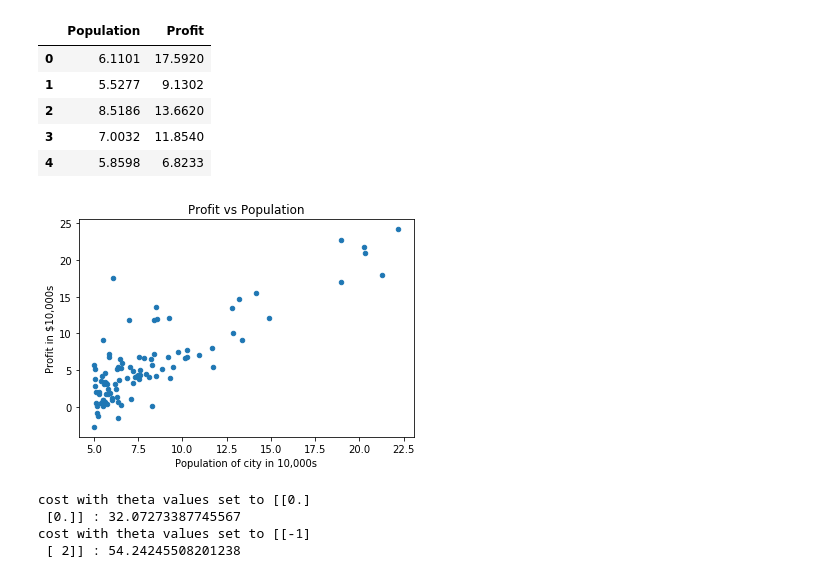
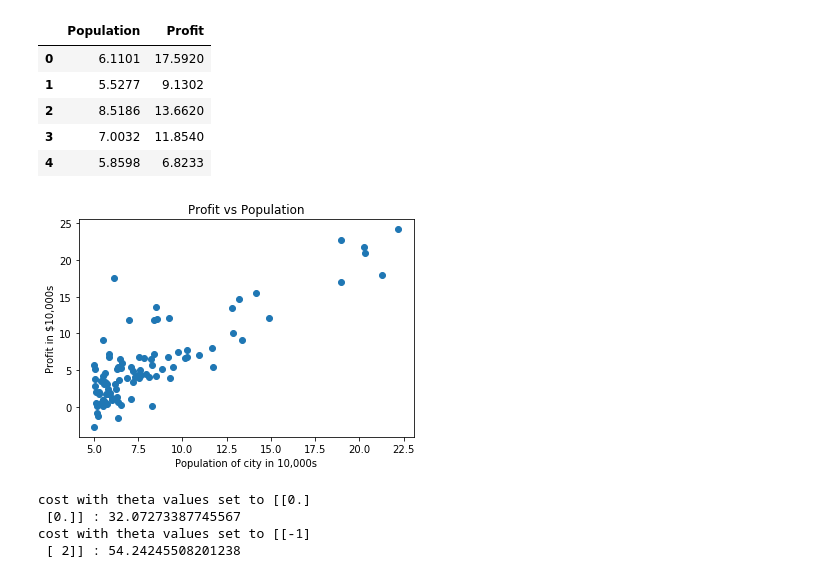
Before and after one commit to bk-anupam/AndrewNG_ML_Exercises, a Jupyter notebook: ex1/linearRegression.ipynb, the cells around one changed output. Drawn from its saved outputs; the diff is of its cells as text; code cells hidden in the pictures.

```diff
--- a/ex1/linearRegression.ipynb
+++ b/ex1/linearRegression.ipynb
@@ -17,15 +18,6 @@ D:\Anupam_Technical\Coursera\Anupam_ANG_ML\AndrewNG_ML_Exercises\ex1\data
 | 2 | 8.5186 | 13.6620 |
 | 3 | 7.0032 | 11.8540 |
 | 4 | 5.8598 | 6.8233 |
-# %%
-# do an EDA by plotting the data
-inputDF.plot(kind='scatter', x='Population', y='Profit')
-plt.xlabel('Population of city in 10,000s')
-plt.ylabel('Profit in $10,000s')
-plt.title("Profit vs Population")
-plt.show()
-# %% [output]
-[figure, removed]
 # %%
 # the feature matrix X
 X = inputDF.iloc[:, 0:1].values
@@ -34,6 +26,18 @@ X = np.concatenate((one_vector, X), axis=1)
 # the vector y
 y = inputDF.iloc[:, 1:2].values
 m = len(X)
+# %%
+# do an EDA by plotting the data
+def plot_data(X, y):
+    plt.scatter(X[:, 1], y)
+    plt.xlabel('Population of city in 10,000s')
+    plt.ylabel('Profit in $10,000s')
+    plt.title("Profit vs Population")
+
+plot_data(X, y)
+plt.show()
+# %% [output]
+[figure, added]
 # %%
 # the vectorized cost function
 def compute_cost(X, theta, y):
```
Also changed, not shown: parts of 5 cells of this notebook.
